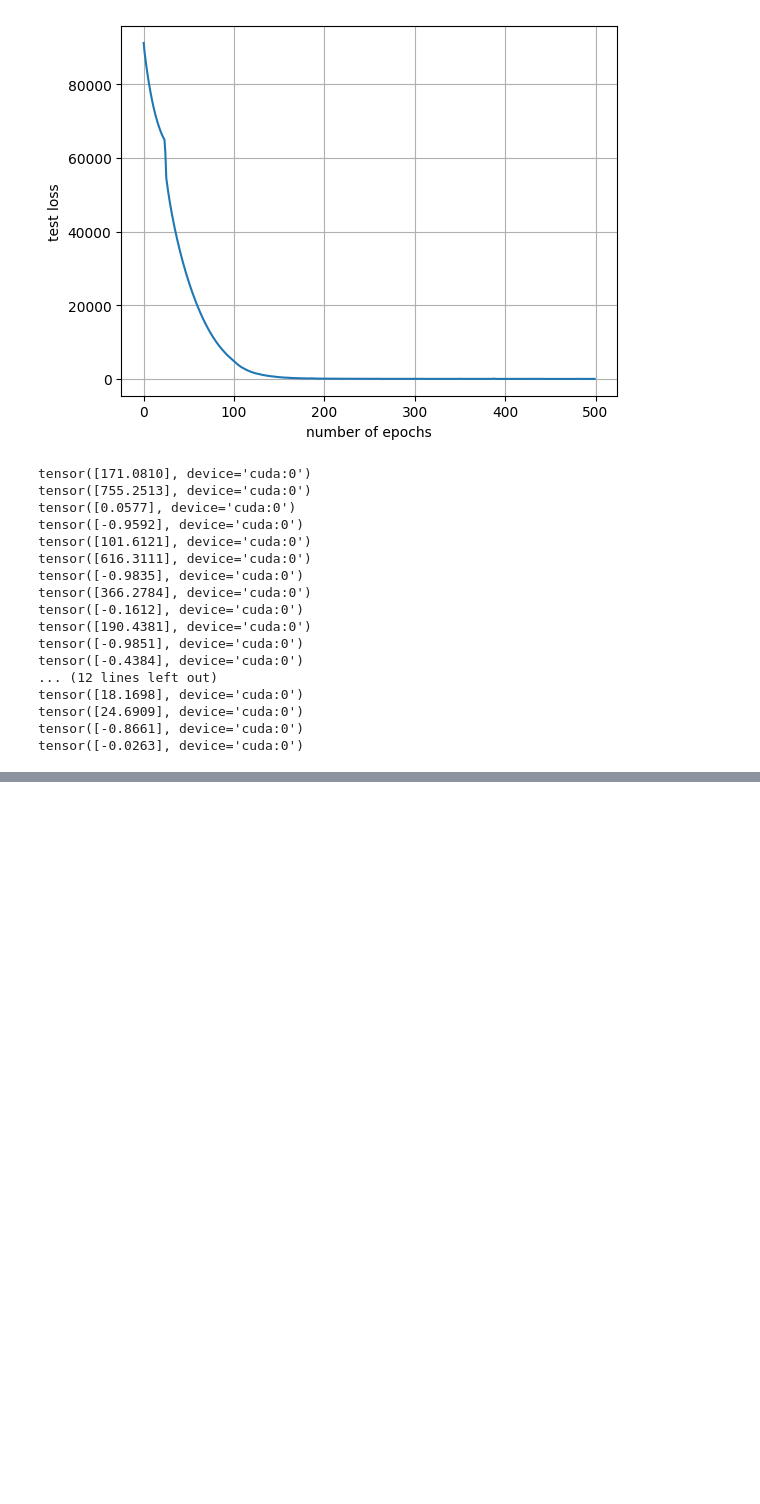
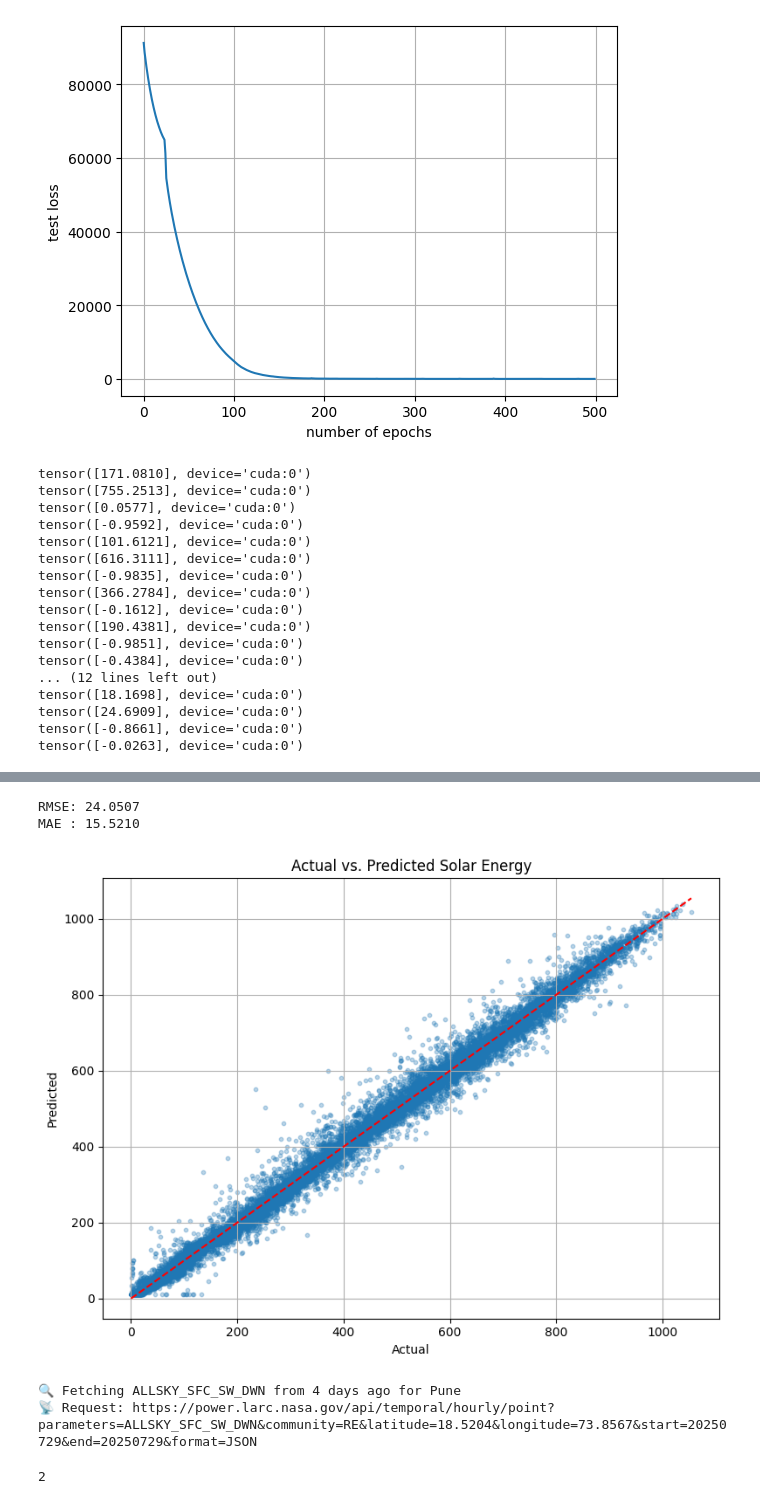
Before and after one commit to studentanush/weatherNet, a Jupyter notebook: version2.ipynb, the cells around one changed output, grey strips where cells are left out. Cells and saved outputs as stored; diff of their text form; code cells hidden in the pictures; blank space fills up the shorter version.

```diff
--- a/version2.ipynb
+++ b/version2.ipynb
@@ -15,3 +15,18 @@ hist_dict = {
     "bin_edges": bin_edges.tolist(),
     "counts": counts.tolist()
 }
+# %%
+import joblib
+import pandas as pd
+from dataset import SolarLSTMDataset
+
+# Load your preprocessed dataset
+df = pd.read_csv("dataset/final.csv")  # replace with your full dataset path
+df['datetime'] = pd.to_datetime( df['datetime'])
+# Create dataset instance (this fits the scaler inside)
+dataset = SolarLSTMDataset(df)
+
+# Save the fitted scaler
+joblib.dump(dataset.scaler, "scalers/feature_scaler.pkl")
+
+print("✅ Scaler saved to scalers/feature_scaler.pkl")
@@ -147,3 +164,7 @@ tensor([18.1698], device='cuda:0')
 tensor([24.6909], device='cuda:0')
 tensor([-0.8661], device='cuda:0')
 tensor([-0.0263], device='cuda:0')
+# %%
+model = TimeSeriesTransformer(dataset.X.shape[2])
+# %%
+model.load_state_dict(torch.load("models/version2.pth"))
@@ -149,0 +195,6 @@ tensor([-0.0263], device='cuda:0')
+# %%
+evaluate_and_plot(model=model,val_loader=val_loader,device='cuda')
+# %% [output]
+RMSE: 24.0507
+MAE : 15.5210
+[figure, added]
@@ -149,0 +203,15 @@ tensor([-0.0263], device='cuda:0')
+# %%
+df = fetch_and_save(
+        parameter="ALLSKY_SFC_SW_DWN",  # Global solar radiation (W/m^2)
+        latitude=18.5204,               # Pune latitude
+        longitude=73.8567,              # Pune longitude
+        location_name="Pune",
+        days_ago=4
+    )
+# %% [output]
+🔍 Fetching ALLSKY_SFC_SW_DWN from 4 days ago for Pune
+📡 Request: https://power.larc.nasa.gov/api/temporal/hourly/point?parameters=ALLSKY_SFC_SW_DWN&community=RE&latitude=18.5204&longitude=73.8567&start=20250729&end=20250729&format=JSON
+# %%
+len(df)
+# %% [output]
+2
```
Also changed, not shown: parts of 5 cells of this notebook, 20 other files.
